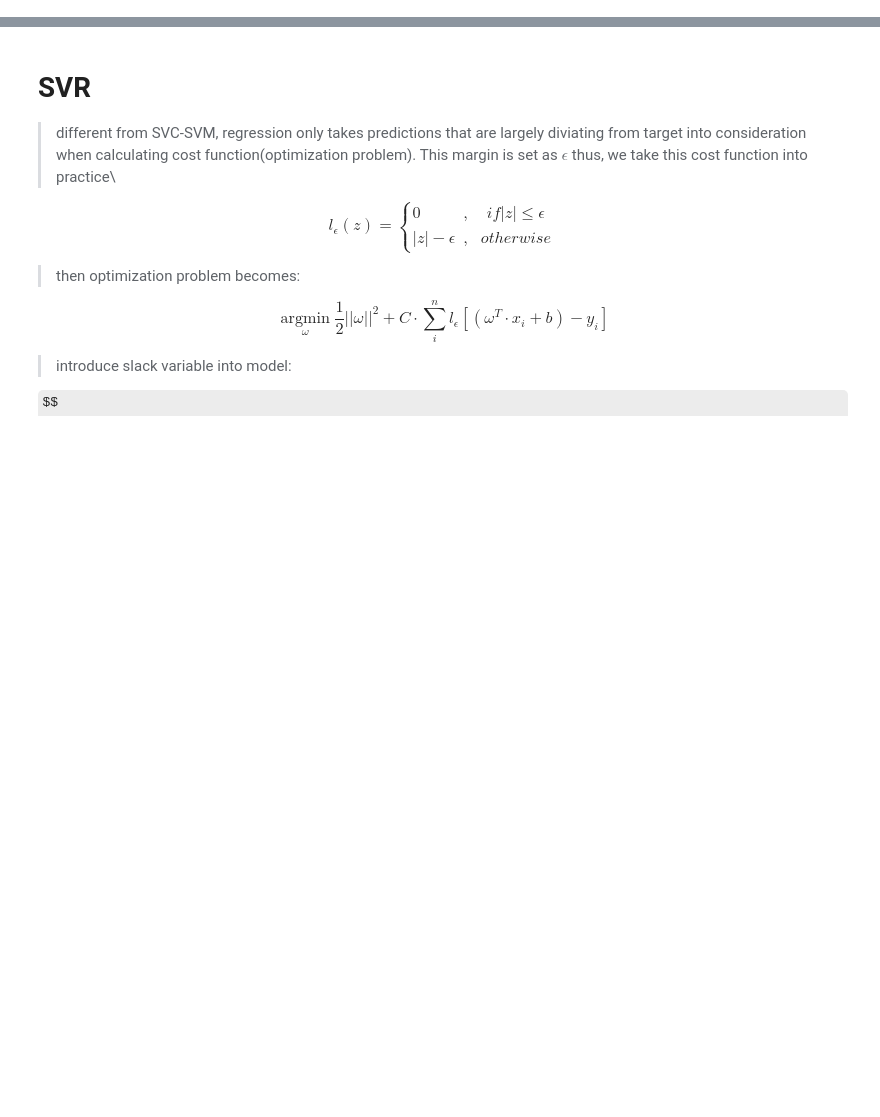
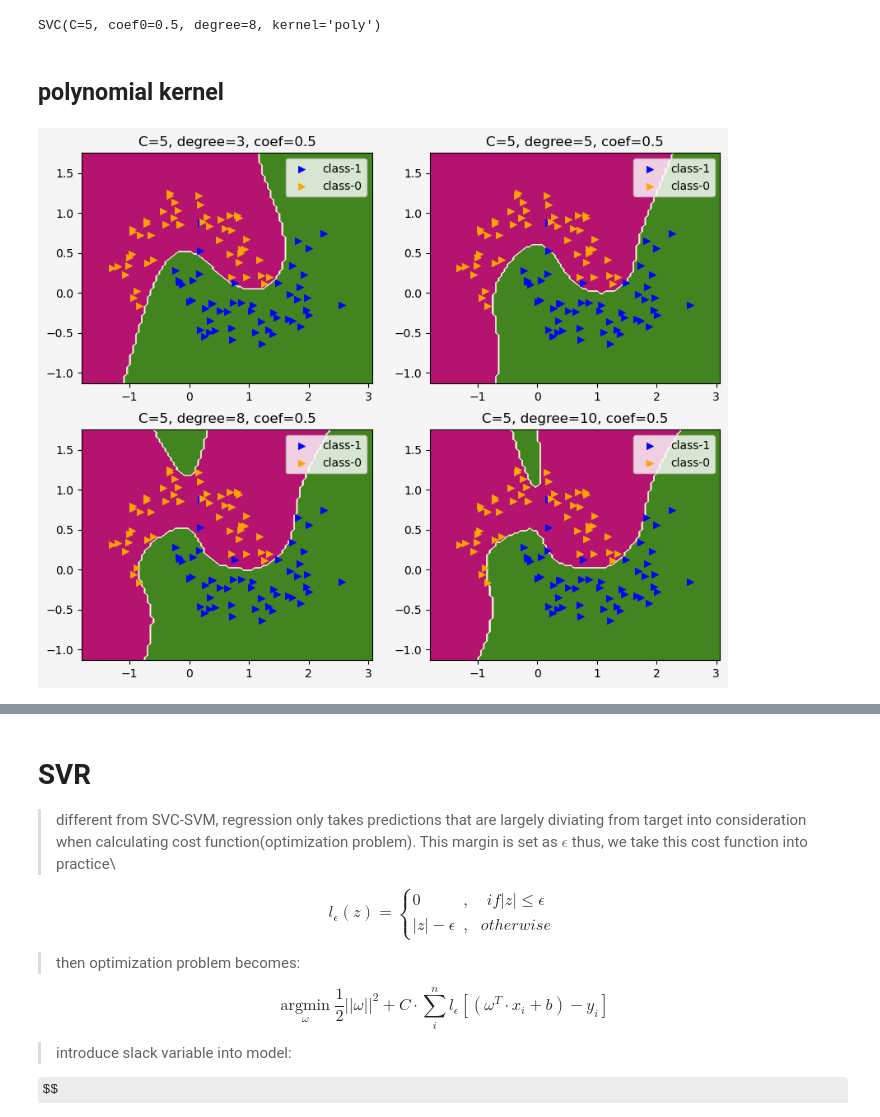
Before and after one commit to ChauserMondieu/machine_learning, a Jupyter notebook: chapters/svm.ipynb, the cells around one changed output, grey strips where cells are left out. Saved outputs shown, nothing was run; the diff lists cells and outputs as text; code cells hidden in the pictures; some formulas as TeX source; blank space fills up the shorter version.

```diff
--- a/chapters/svm.ipynb
+++ b/chapters/svm.ipynb
@@ -145,0 +304,15 @@ $$
+# %%
+from sklearn.model_selection import GridSearchCV
+from sklearn.preprocessing import StandardScaler
+from sklearn.svm import SVC
+from sklearn.datasets import make_moons
+
+X_grid, y_grid = make_moons(n_samples=100, noise=.2)
+grid_svc = SVC()
+svm_param_grid=[
+    {"C":[5,10,20],"degree":[3,5,8,10],"coef0":[.2,.5,.8,1],"kernel":["poly"]},
+    {"C":[1000,10,0.01],"gamma":[5,1,0.1,0.01,0.001],"kernel":["rbf"]},
+]
+svc_grid_search = GridSearchCV(grid_svc,svm_param_grid,
+                              cv=5,scoring="neg_mean_squared_error")
+svc_grid_search.fit(X_grid, y_grid)
@@ -145,0 +327,4 @@ $$
+# %%
+svc_grid_search.best_estimator_
+# %% [output]
+SVC(C=5, coef0=0.5, degree=8, kernel='poly')
@@ -145,0 +357,56 @@ $$
+# %% [markdown]
+## polynomial kernel
+# %%
+from sklearn.model_selection import GridSearchCV
+from sklearn.preprocessing import StandardScaler
+from sklearn.pipeline import Pipeline
+from sklearn.svm import SVC
+from sklearn.datasets import make_moons
+from matplotlib import pyplot as plt
+import matplotlib as mpl
+import numpy as np
+%matplotlib inline
+
+X_grid, y_grid = make_moons(n_samples=100, noise=.2)
+
+x = np.linspace(min(X_grid[:,0])-0.5,max(X_grid[:,0])+0.5, 100)
+y = np.linspace(min(X_grid[:,1])-0.5,max(X_grid[:,1])+0.5, 100)
+xx, yy = np.meshgrid(x,y)
+
+fig, ax = plt.subplots(2,2,figsize=(10,8),
+                      facecolor="whitesmoke",
+                      edgecolor="gray")
+# degree 3
+kernel_svm_clf_1 = Pipeline((
+    ("scaler",StandardScaler()),
+    ("svm_clf",SVC(C=5, kernel="poly",degree=3, coef0=0.5))
+))
+kernel_svm_clf_1.fit(X_grid,y_grid)
+svm_subplot(kernel_svm_clf_1,X_grid,y_grid,xx,yy,ax,
+            x_pos=0,y_pos=0,title="C=5, degree=3, coef=0.5")
+# degree 5
+kernel_svm_clf_2 = Pipeline((
+    ("scaler",StandardScaler()),
+    ("svm_clf",SVC(C=5, kernel="poly",degree=5, coef0=0.5))
+))
+kernel_svm_clf_2.fit(X_grid,y_grid)
+svm_subplot(kernel_svm_clf_2,X_grid,y_grid,xx,yy,ax,
+            x_pos=0,y_pos=1,title="C=5, degree=5, coef=0.5")
+# degree 8
+kernel_svm_clf_3 = Pipeline((
+    ("scaler",StandardScaler()),
+    ("svm_clf",SVC(C=5, kernel="poly",degree=8, coef0=0.5))
+))
+kernel_svm_clf_3.fit(X_grid,y_grid)
+svm_subplot(kernel_svm_clf_3,X_grid,y_grid,xx,yy,ax,
+            x_pos=1,y_pos=0,title="C=5, degree=8, coef=0.5")
+# degree 10
+kernel_svm_clf_4 = Pipeline((
+    ("scaler",StandardScaler()),
+    ("svm_clf",SVC(C=5, kernel="poly",degree=10, coef0=0.5))
+))
+kernel_svm_clf_4.fit(X_grid,y_grid)
+svm_subplot(kernel_svm_clf_4,X_grid,y_grid,xx,yy,ax,
+            x_pos=1,y_pos=1,title="C=5, degree=10, coef=0.5")
+# %% [output]
+[figure, added]
```
Also changed, not shown: parts of 27 cells of this notebook.
